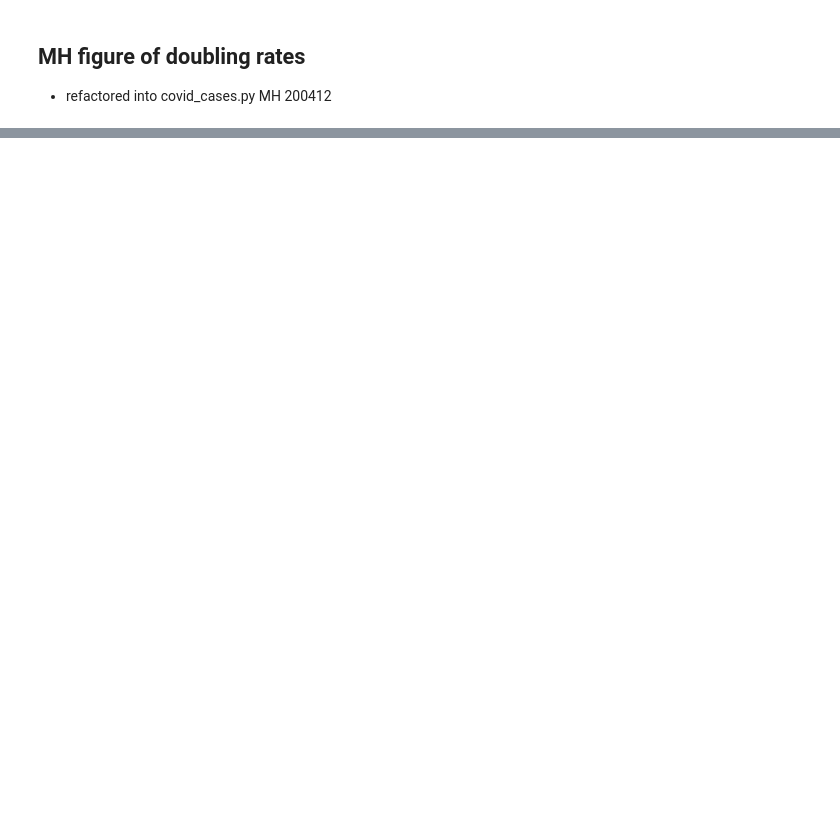
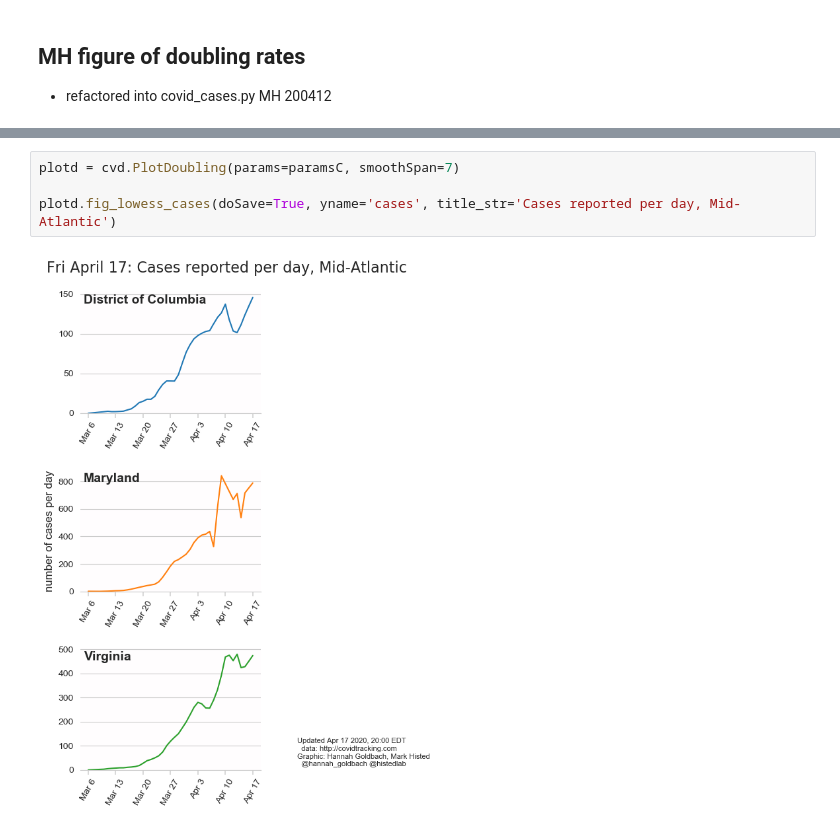
Before and after one commit to histed/DC-area-coronavirus-tracking, a Jupyter notebook: 200410-MH-HG-Covidtracking-v2.ipynb, the cells around one changed output, grey strips where cells are left out. Cells and saved outputs as stored; diff of their text form; blank space fills up the shorter version.

```diff
--- a/200410-MH-HG-Covidtracking-v2.ipynb
+++ b/200410-MH-HG-Covidtracking-v2.ipynb
@@ -248,0 +250,6 @@ plotd.fig_increment(doSave=True, yname='deaths', title_str='Deaths reported per
+# %%
+plotd = cvd.PlotDoubling(params=paramsC, smoothSpan=7)
+
+plotd.fig_lowess_cases(doSave=True, yname='cases', title_str='Cases reported per day, Mid-Atlantic')
+# %% [output]
+[figure, added]
```
Also changed, not shown: parts of 10 cells of this notebook, 14 other files.
